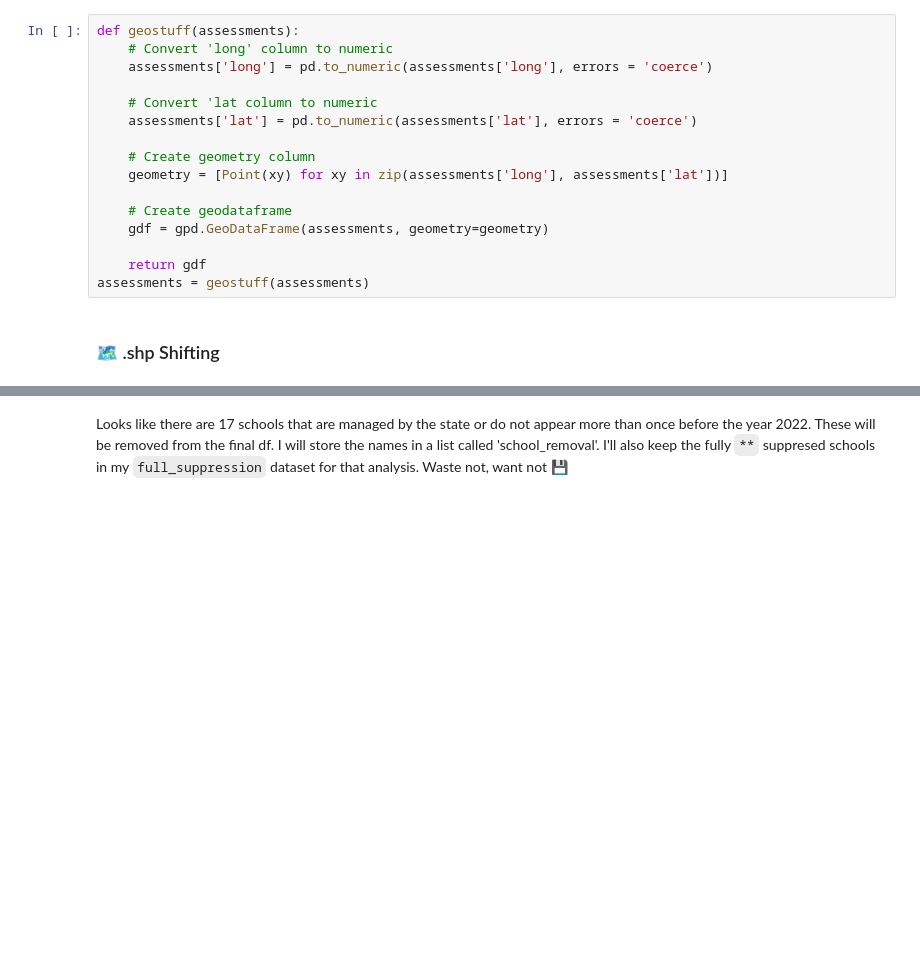
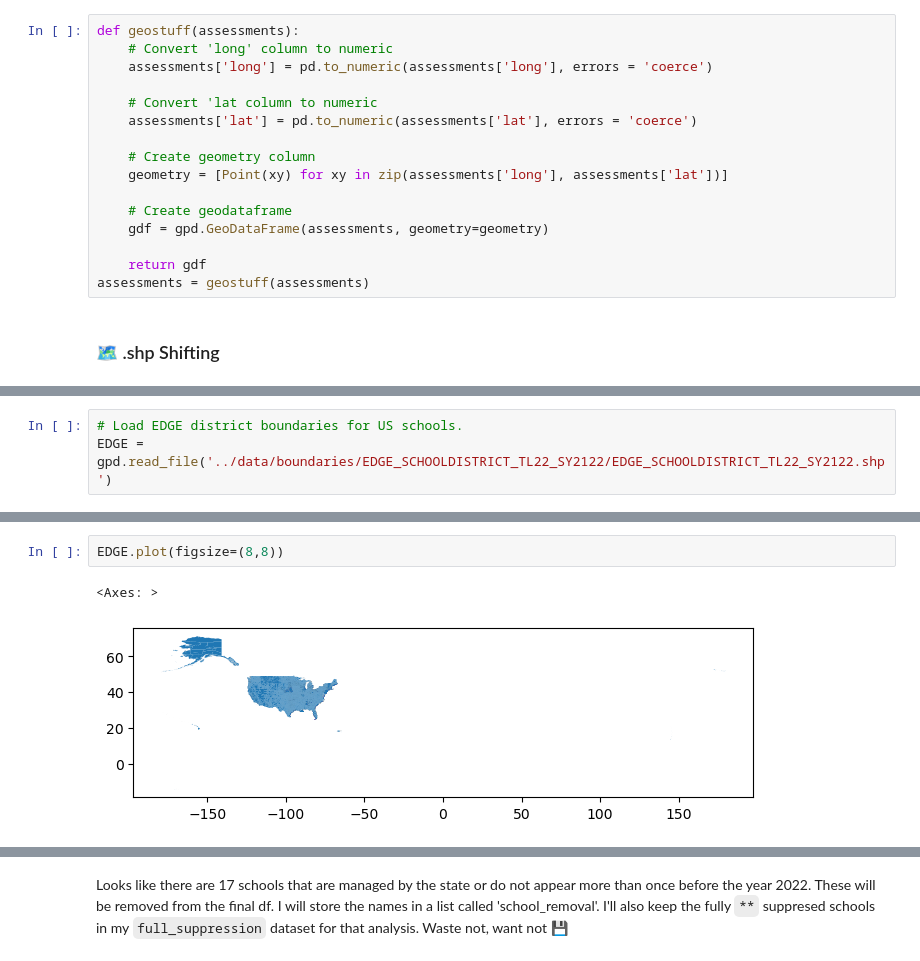
Before and after one commit to Claytor/Capstone_TN_COVID_School_Achievement_Impact, a Jupyter notebook: notebooks/school_assessments_join.ipynb, the cells around one changed output, grey strips where cells are left out. Drawn from its saved outputs; the diff is of its cells as text; blank space fills up the shorter version.

Commit message:
Loaded new data with polygons.  I now have the proper geometry!

```diff
--- a/notebooks/school_assessments_join.ipynb
+++ b/notebooks/school_assessments_join.ipynb
@@ -407,0 +361,3 @@ memory usage: 66.9+ MB
+# %%
+# Load EDGE district boundaries for US schools.
+EDGE = gpd.read_file('../data/boundaries/EDGE_SCHOOLDISTRICT_TL22_SY2122/EDGE_SCHOOLDISTRICT_TL22_SY2122.shp')
@@ -407,0 +373,5 @@ memory usage: 66.9+ MB
+# %%
+EDGE.plot(figsize=(8,8))
+# %% [output]
+<Axes: >
+[figure, added]
```
Also changed, not shown: parts of 9 cells of this notebook.
